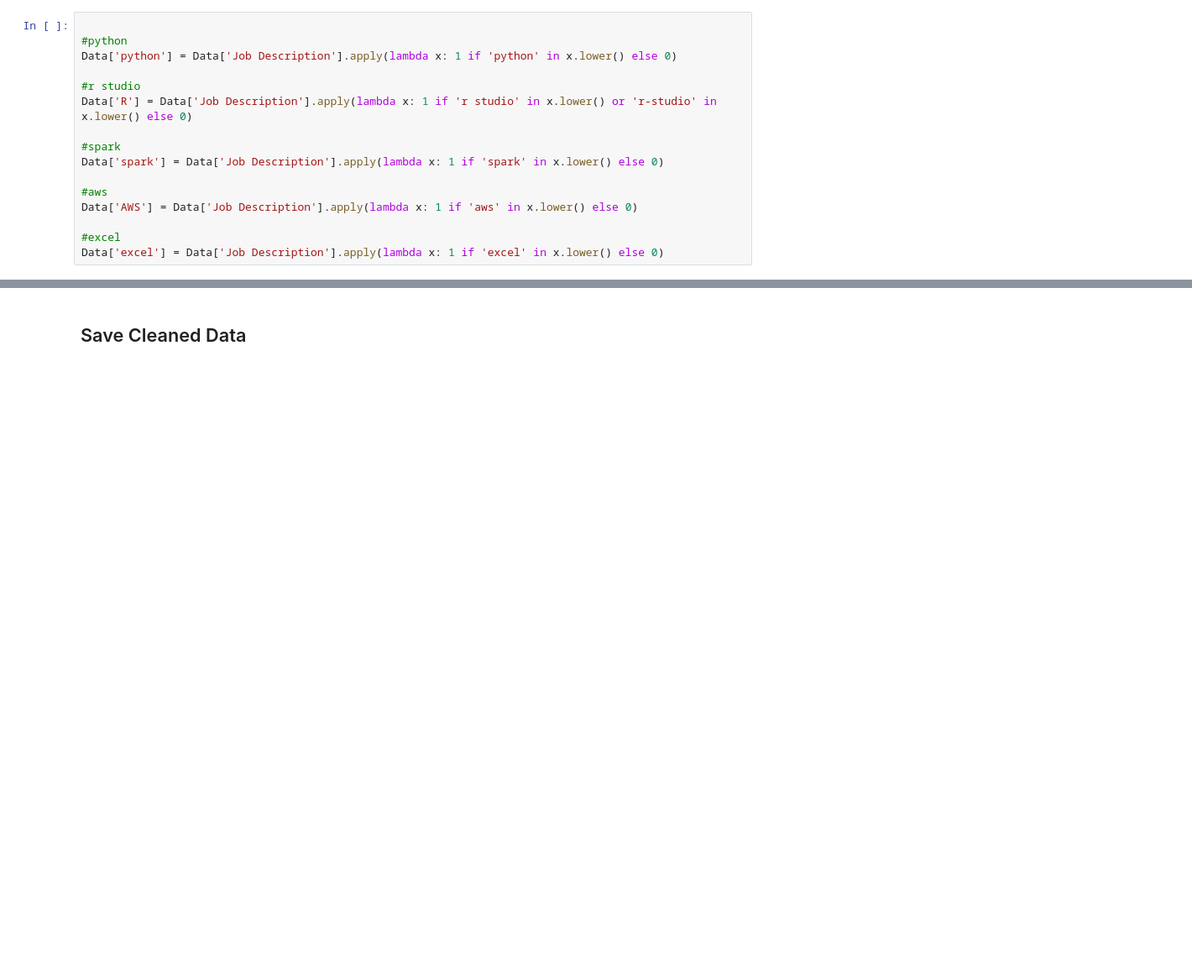
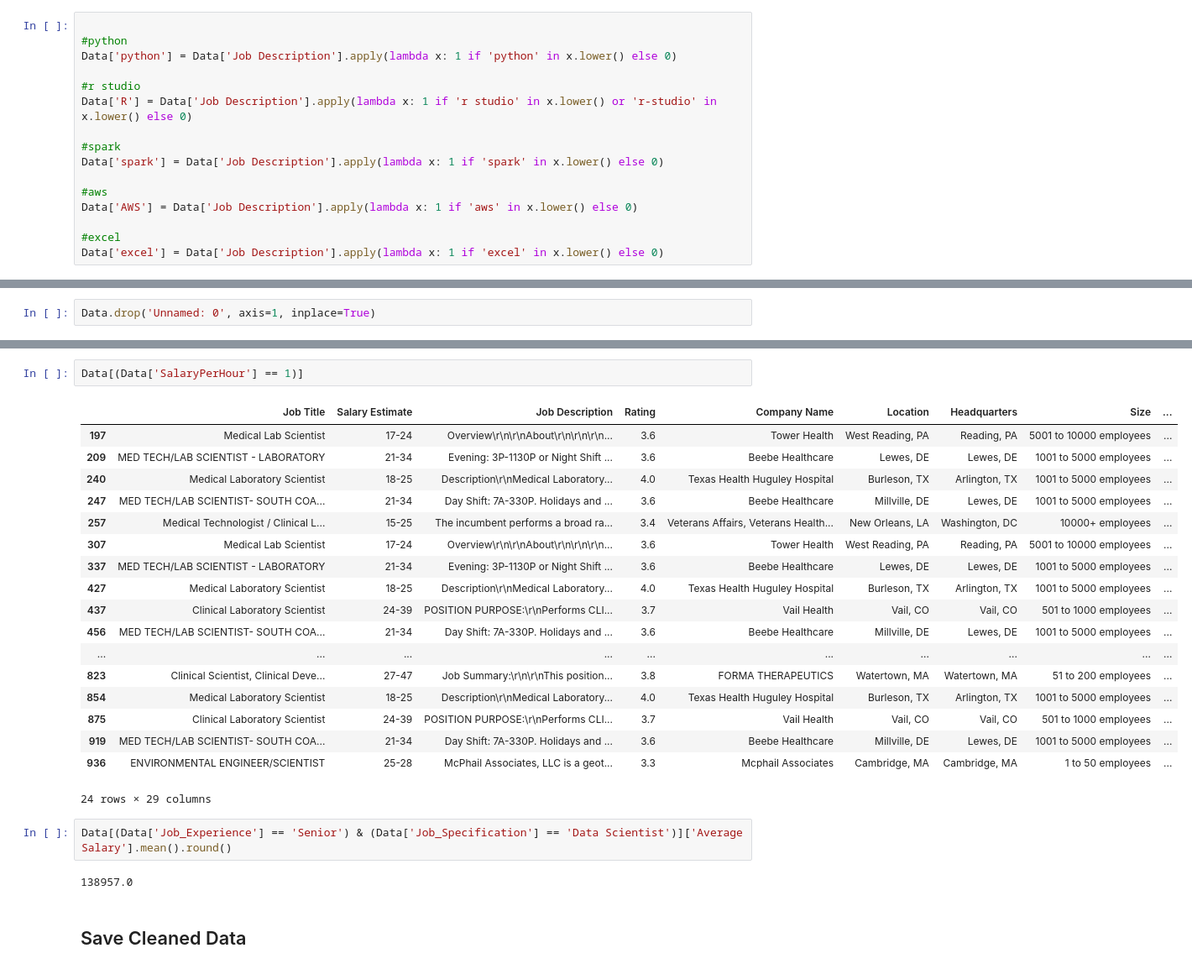
Before and after one commit to morsimohsen/Job-Salary, a Jupyter notebook: 00Job_Salary_Data_Cleaning.ipynb, the cells around one changed output, grey strips where cells are left out. Shown: that part at 84% size. Drawn from its saved outputs; the diff is of its cells as text; blank space fills up the shorter version.

```diff
--- a/00Job_Salary_Data_Cleaning.ipynb
+++ b/00Job_Salary_Data_Cleaning.ipynb
@@ -219,0 +273,2 @@ Data['excel'] = Data['Job Description'].apply(lambda x: 1 if 'excel' in x.lower(
+# %%
+Data.drop('Unnamed: 0', axis=1, inplace=True)
@@ -220,3 +291,28 @@ Data['excel'] = Data['Job Description'].apply(lambda x: 1 if 'excel' in x.lower(
+# %%
+Data[(Data['SalaryPerHour'] == 1)]
+# %% [output]
+|  | Job Title | Salary Estimate | Job Description | Rating | Company Name | Location | Headquarters | Size | ... |
+| 197 | Medical Lab Scientist | 17-24 | Overview\r\n\r\nAbout\r\n\r\n\r\n... | 3.6 | Tower Health | West Reading, PA | Reading, PA | 5001 to 10000 employees | ... |
+| 209 | MED TECH/LAB SCIENTIST - LABORATORY | 21-34 | Evening: 3P-1130P or Night Shift ... | 3.6 | Beebe Healthcare | Lewes, DE | Lewes, DE | 1001 to 5000 employees | ... |
+| 240 | Medical Laboratory Scientist | 18-25 | Description\r\nMedical Laboratory... | 4.0 | Texas Health Huguley Hospital | Burleson, TX | Arlington, TX | 1001 to 5000 employees | ... |
+| 247 | MED TECH/LAB SCIENTIST- SOUTH COA... | 21-34 | Day Shift: 7A-330P. Holidays and ... | 3.6 | Beebe Healthcare | Millville, DE | Lewes, DE | 1001 to 5000 employees | ... |
+| 257 | Medical Technologist / Clinical L... | 15-25 | The incumbent performs a broad ra... | 3.4 | Veterans Affairs, Veterans Health... | New Orleans, LA | Washington, DC | 10000+ employees | ... |
+| 307 | Medical Lab Scientist | 17-24 | Overview\r\n\r\nAbout\r\n\r\n\r\n... | 3.6 | Tower Health | West Reading, PA | Reading, PA | 5001 to 10000 employees | ... |
+| 337 | MED TECH/LAB SCIENTIST - LABORATORY | 21-34 | Evening: 3P-1130P or Night Shift ... | 3.6 | Beebe Healthcare | Lewes, DE | Lewes, DE | 1001 to 5000 employees | ... |
+| 427 | Medical Laboratory Scientist | 18-25 | Description\r\nMedical Laboratory... | 4.0 | Texas Health Huguley Hospital | Burleson, TX | Arlington, TX | 1001 to 5000 employees | ... |
+| 437 | Clinical Laboratory Scientist | 24-39 | POSITION PURPOSE:\r\nPerforms CLI... | 3.7 | Vail Health | Vail, CO | Vail, CO | 501 to 1000 employees | ... |
+| 456 | MED TECH/LAB SCIENTIST- SOUTH COA... | 21-34 | Day Shift: 7A-330P. Holidays and ... | 3.6 | Beebe Healthcare | Millville, DE | Lewes, DE | 1001 to 5000 employees | ... |
+| ... | ... | ... | ... | ... | ... | ... | ... | ... | ... |
+| 823 | Clinical Scientist, Clinical Deve... | 27-47 | Job Summary:\r\n\r\nThis position... | 3.8 | FORMA THERAPEUTICS | Watertown, MA | Watertown, MA | 51 to 200 employees | ... |
+| 854 | Medical Laboratory Scientist | 18-25 | Description\r\nMedical Laboratory... | 4.0 | Texas Health Huguley Hospital | Burleson, TX | Arlington, TX | 1001 to 5000 employees | ... |
+| 875 | Clinical Laboratory Scientist | 24-39 | POSITION PURPOSE:\r\nPerforms CLI... | 3.7 | Vail Health | Vail, CO | Vail, CO | 501 to 1000 employees | ... |
+| 919 | MED TECH/LAB SCIENTIST- SOUTH COA... | 21-34 | Day Shift: 7A-330P. Holidays and ... | 3.6 | Beebe Healthcare | Millville, DE | Lewes, DE | 1001 to 5000 employees | ... |
+| 936 | ENVIRONMENTAL ENGINEER/SCIENTIST | 25-28 | McPhail Associates, LLC is a geot... | 3.3 | Mcphail Associates | Cambridge, MA | Cambridge, MA | 1 to 50 employees | ... |
+24 rows × 29 columns
+# %%
+Data[(Data['Job_Experience'] == 'Senior') & (Data['Job_Specification'] == 'Data Scientist')]['Average Salary'].mean().round()
+# %% [output]
+138957.0
 # %% [markdown]
 ## Save Cleaned Data
 # %%
```
Also changed, not shown: parts of 9 cells of this notebook, 3 other files.
